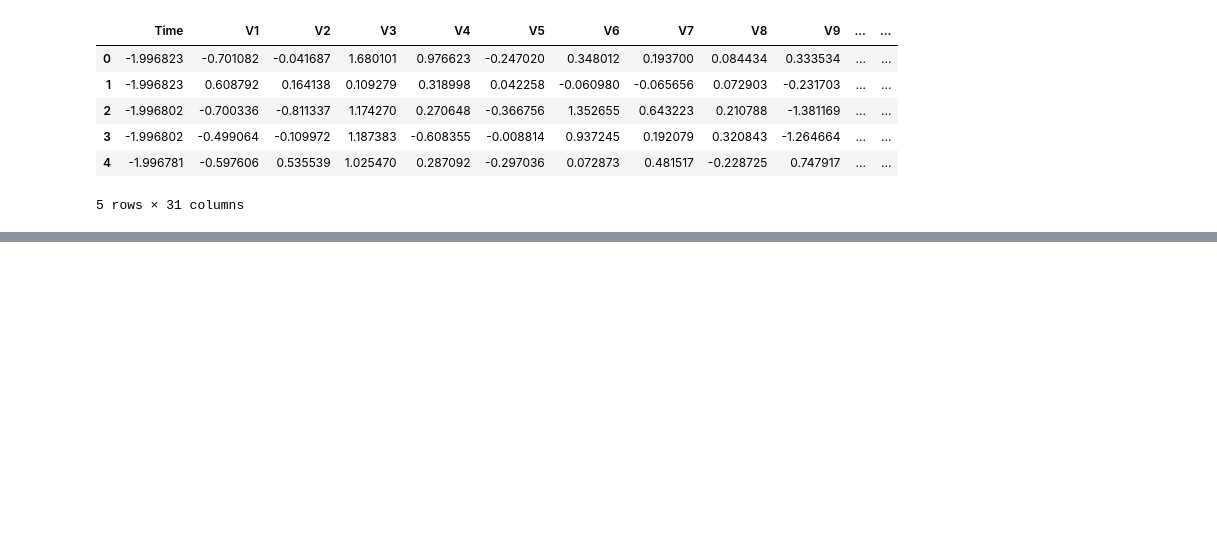
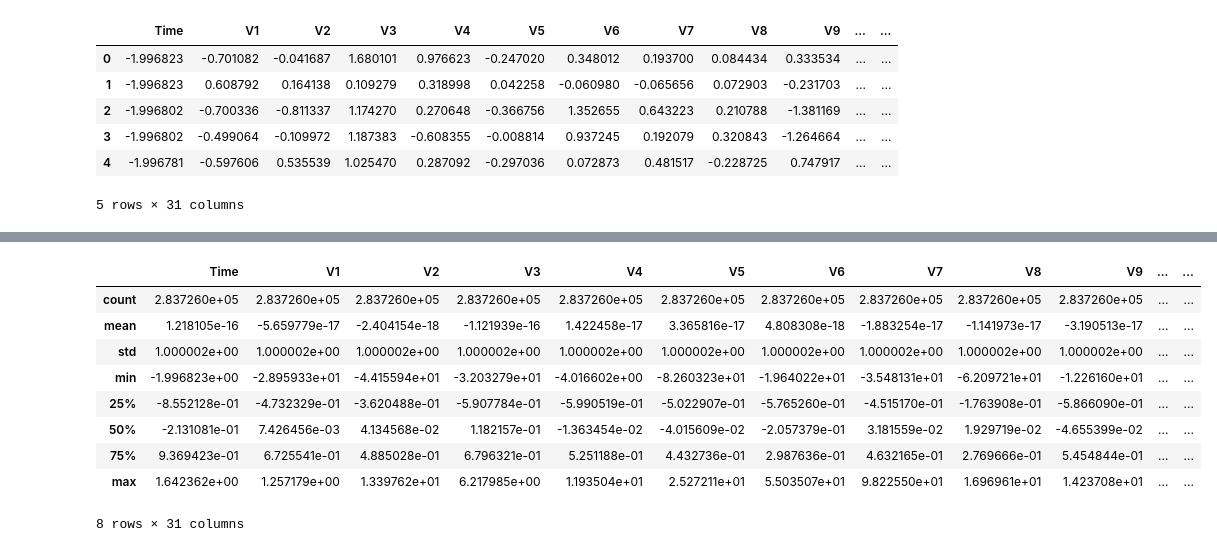
Before and after one commit to gillopy/Coding_Dojo_DS_ML, a Jupyter notebook: 3 - Advance_Machine_Learning/2 - Aprendizaje profundo/3 - Reducción de Dimensionalidad y Benchmarking de Modelos (Core)/Reducción de Dimensionalidad y Benchmarking de Modelos (Core).ipynb, the cells around one changed output, grey strips where cells are left out. Cells and saved outputs as stored; diff of their text form; code cells hidden in the pictures; blank space fills up the shorter version.

```diff
--- a/3 - Advance_Machine_Learning/2 - Aprendizaje profundo/3 - Reducción de Dimensionalidad y Benchmarking de Modelos (Core)/Reducción de Dimensionalidad y Benchmarking de Modelos (Core).ipynb
+++ b/3 - Advance_Machine_Learning/2 - Aprendizaje profundo/3 - Reducción de Dimensionalidad y Benchmarking de Modelos (Core)/Reducción de Dimensionalidad y Benchmarking de Modelos (Core).ipynb
@@ -248,9 +267,9 @@ Estadísticas Descriptivas (Redondeadas a 2 decimales):
 | Amount | 283726.0 | 88.47 | 22.00 | 250.40 | 0.00 | 25691.16 | 5.60 | 77.51 |
 | Class | 283726.0 | 0.00 | 0.00 | 0.04 | 0.00 | 1.00 | 0.00 | 0.00 |
 # %%
-# Escala los datos a un rango de 0 a 1
+df_scaled = df.copy()
 scaler = StandardScaler()
-df_scaled = pd.DataFrame(scaler.fit_transform(df), columns=df.columns)
+df_scaled[df.columns] = scaler.fit_transform(df[df.columns])
 df_scaled.head()
 # %% [output]
 |  | Time | V1 | V2 | V3 | V4 | V5 | V6 | V7 | V8 | V9 | ... | ... |
@@ -315,0 +282,13 @@ for column in df_scaled.columns:
+# %%
+df_scaled.describe()
+# %% [output]
+|  | Time | V1 | V2 | V3 | V4 | V5 | V6 | V7 | V8 | V9 | ... | ... |
+| count | 2.837260e+05 | 2.837260e+05 | 2.837260e+05 | 2.837260e+05 | 2.837260e+05 | 2.837260e+05 | 2.837260e+05 | 2.837260e+05 | 2.837260e+05 | 2.837260e+05 | ... | ... |
+| mean | 1.218105e-16 | -5.659779e-17 | -2.404154e-18 | -1.121939e-16 | 1.422458e-17 | 3.365816e-17 | 4.808308e-18 | -1.883254e-17 | -1.141973e-17 | -3.190513e-17 | ... | ... |
+| std | 1.000002e+00 | 1.000002e+00 | 1.000002e+00 | 1.000002e+00 | 1.000002e+00 | 1.000002e+00 | 1.000002e+00 | 1.000002e+00 | 1.000002e+00 | 1.000002e+00 | ... | ... |
+| min | -1.996823e+00 | -2.895933e+01 | -4.415594e+01 | -3.203279e+01 | -4.016602e+00 | -8.260323e+01 | -1.964022e+01 | -3.548131e+01 | -6.209721e+01 | -1.226160e+01 | ... | ... |
+| 25% | -8.552128e-01 | -4.732329e-01 | -3.620488e-01 | -5.907784e-01 | -5.990519e-01 | -5.022907e-01 | -5.765260e-01 | -4.515170e-01 | -1.763908e-01 | -5.866090e-01 | ... | ... |
+| 50% | -2.131081e-01 | 7.426456e-03 | 4.134568e-02 | 1.182157e-01 | -1.363454e-02 | -4.015609e-02 | -2.057379e-01 | 3.181559e-02 | 1.929719e-02 | -4.655399e-02 | ... | ... |
+| 75% | 9.369423e-01 | 6.725541e-01 | 4.885028e-01 | 6.796321e-01 | 5.251188e-01 | 4.432736e-01 | 2.987636e-01 | 4.632165e-01 | 2.769666e-01 | 5.454844e-01 | ... | ... |
+| max | 1.642362e+00 | 1.257179e+00 | 1.339762e+01 | 6.217985e+00 | 1.193504e+01 | 2.527211e+01 | 5.503507e+01 | 9.822550e+01 | 1.696961e+01 | 1.423708e+01 | ... | ... |
+8 rows × 31 columns
```
Also changed, not shown: parts of 7 cells of this notebook.
